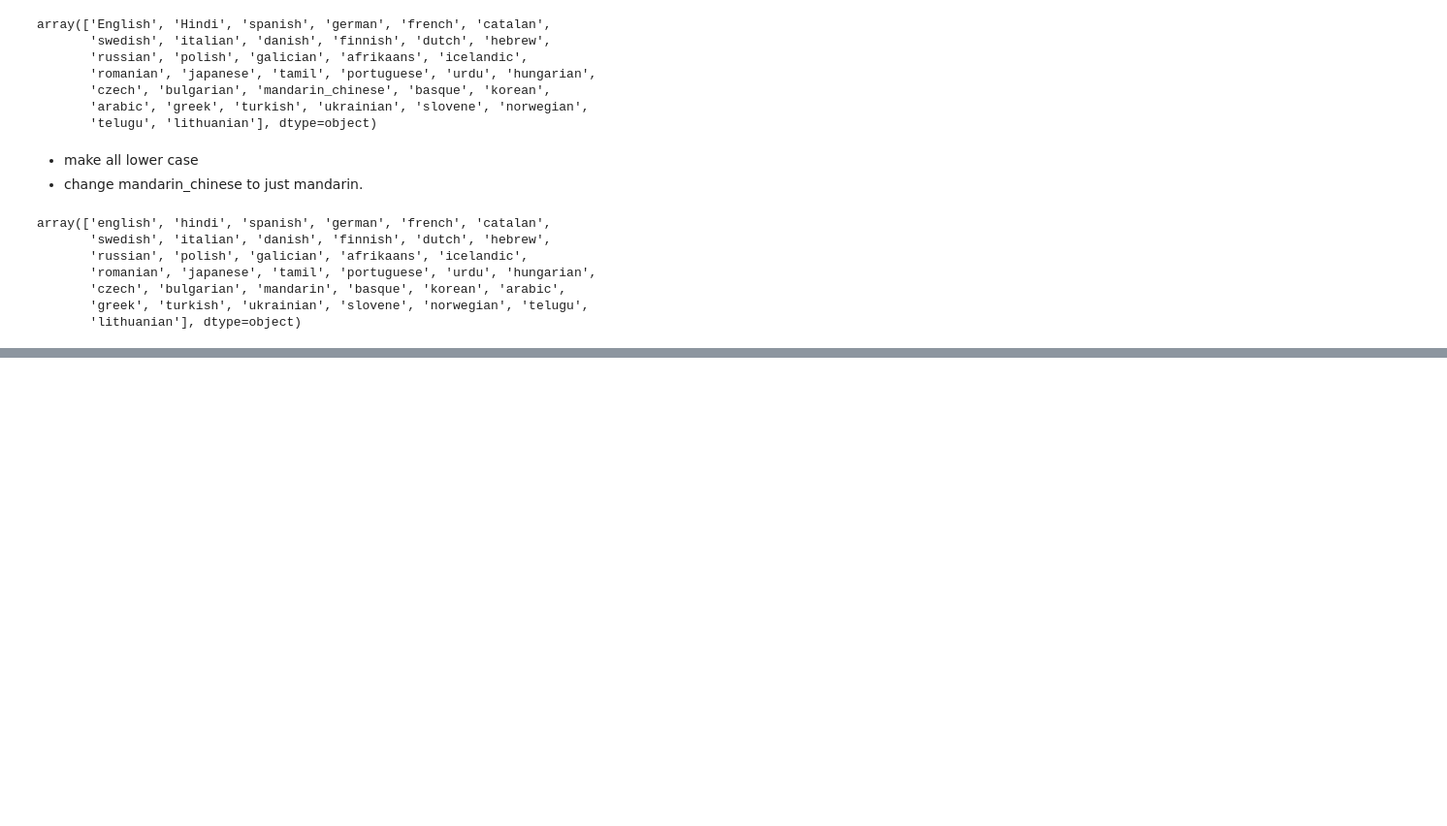
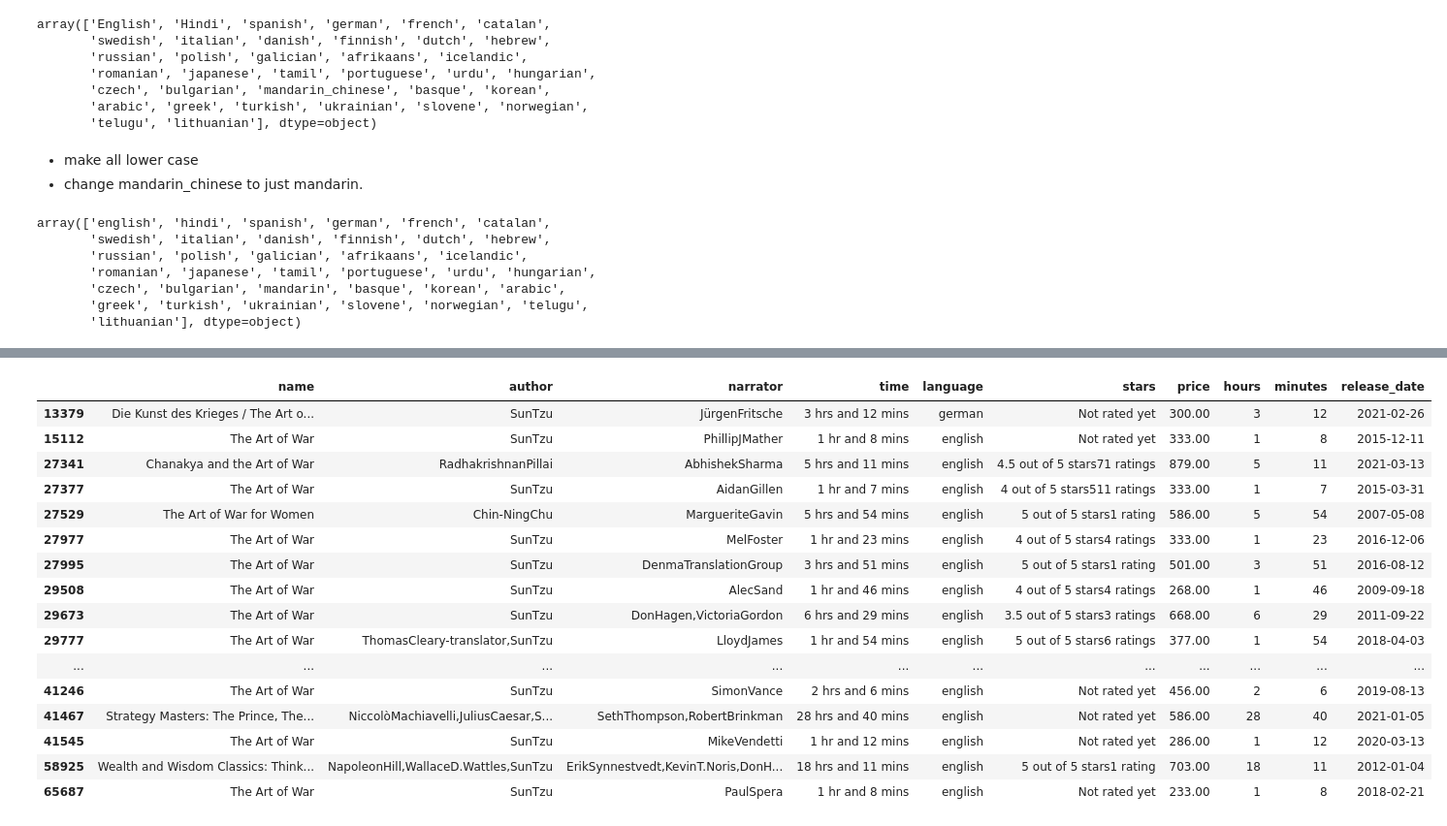
Before and after one commit to Alex-Drysdale/Projects_portfolio, a Jupyter notebook: EDA project/Audible_dataset/processing.ipynb, the cells around one changed output, grey strips where cells are left out. Shown at 97% size. Cells and saved outputs as stored; diff of their text form; code cells hidden in the pictures; blank space fills up the shorter version.

Commit message:
Processing name column

```diff
--- a/EDA project/Audible_dataset/processing.ipynb
+++ b/EDA project/Audible_dataset/processing.ipynb
@@ -233,0 +254,22 @@ array(['english', 'hindi', 'spanish', 'german', 'french', 'catalan',
+# %%
+# checkout all the rows with 'the art of war' in the name column
+df[df.name.str.contains('the art of war', case=False, na=False)]
+# different authors, narrators, prices - hmmmmm
+# %% [output]
+|  | name | author | narrator | time | language | stars | price | hours | minutes | release_date |
+| 13379 | Die Kunst des Krieges / The Art o... | SunTzu | JürgenFritsche | 3 hrs and 12 mins | german | Not rated yet | 300.00 | 3 | 12 | 2021-02-26 |
+| 15112 | The Art of War | SunTzu | PhillipJMather | 1 hr and 8 mins | english | Not rated yet | 333.00 | 1 | 8 | 2015-12-11 |
+| 27341 | Chanakya and the Art of War | RadhakrishnanPillai | AbhishekSharma | 5 hrs and 11 mins | english | 4.5 out of 5 stars71 ratings | 879.00 | 5 | 11 | 2021-03-13 |
+| 27377 | The Art of War | SunTzu | AidanGillen | 1 hr and 7 mins | english | 4 out of 5 stars511 ratings | 333.00 | 1 | 7 | 2015-03-31 |
+| 27529 | The Art of War for Women | Chin-NingChu | MargueriteGavin | 5 hrs and 54 mins | english | 5 out of 5 stars1 rating | 586.00 | 5 | 54 | 2007-05-08 |
+| 27977 | The Art of War | SunTzu | MelFoster | 1 hr and 23 mins | english | 4 out of 5 stars4 ratings | 333.00 | 1 | 23 | 2016-12-06 |
+| 27995 | The Art of War | SunTzu | DenmaTranslationGroup | 3 hrs and 51 mins | english | 5 out of 5 stars1 rating | 501.00 | 3 | 51 | 2016-08-12 |
+| 29508 | The Art of War | SunTzu | AlecSand | 1 hr and 46 mins | english | 4 out of 5 stars4 ratings | 268.00 | 1 | 46 | 2009-09-18 |
+| 29673 | The Art of War | SunTzu | DonHagen,VictoriaGordon | 6 hrs and 29 mins | english | 3.5 out of 5 stars3 ratings | 668.00 | 6 | 29 | 2011-09-22 |
+| 29777 | The Art of War | ThomasCleary-translator,SunTzu | LloydJames | 1 hr and 54 mins | english | 5 out of 5 stars6 ratings | 377.00 | 1 | 54 | 2018-04-03 |
+| ... | ... | ... | ... | ... | ... | ... | ... | ... | ... | ... |
+| 41246 | The Art of War | SunTzu | SimonVance | 2 hrs and 6 mins | english | Not rated yet | 456.00 | 2 | 6 | 2019-08-13 |
+| 41467 | Strategy Masters: The Prince, The... | NiccolòMachiavelli,JuliusCaesar,S... | SethThompson,RobertBrinkman | 28 hrs and 40 mins | english | Not rated yet | 586.00 | 28 | 40 | 2021-01-05 |
+| 41545 | The Art of War | SunTzu | MikeVendetti | 1 hr and 12 mins | english | Not rated yet | 286.00 | 1 | 12 | 2020-03-13 |
+| 58925 | Wealth and Wisdom Classics: Think... | NapoleonHill,WallaceD.Wattles,SunTzu | ErikSynnestvedt,KevinT.Noris,DonH... | 18 hrs and 11 mins | english | 5 out of 5 stars1 rating | 703.00 | 18 | 11 | 2012-01-04 |
+| 65687 | The Art of War | SunTzu | PaulSpera | 1 hr and 8 mins | english | Not rated yet | 233.00 | 1 | 8 | 2018-02-21 |
```
Also changed, not shown: parts of 3 cells of this notebook.
